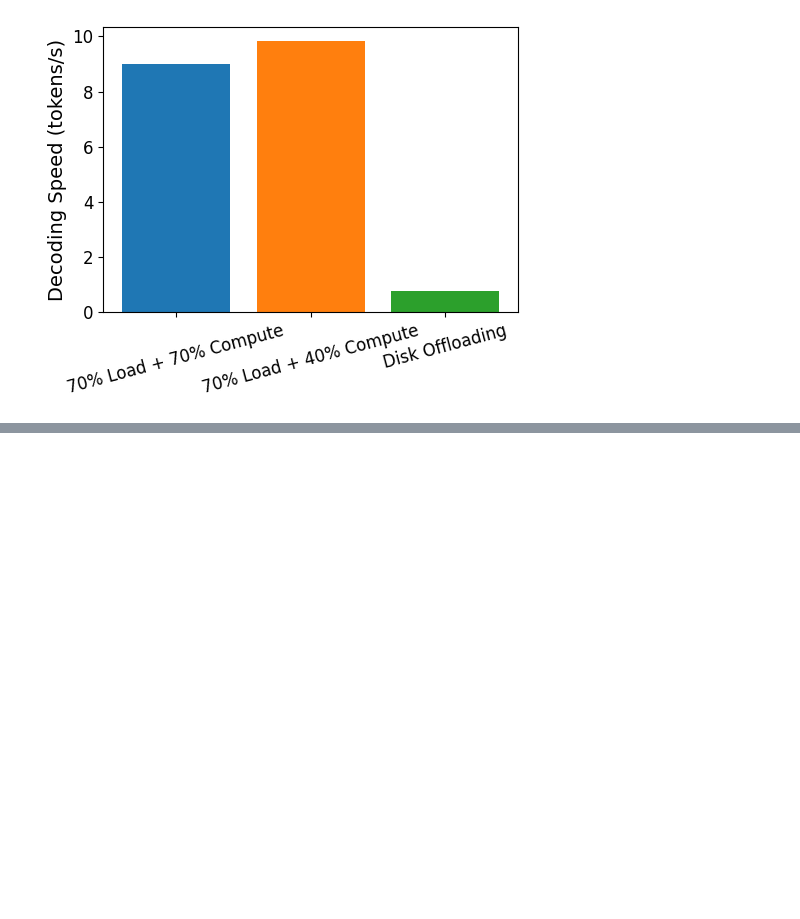
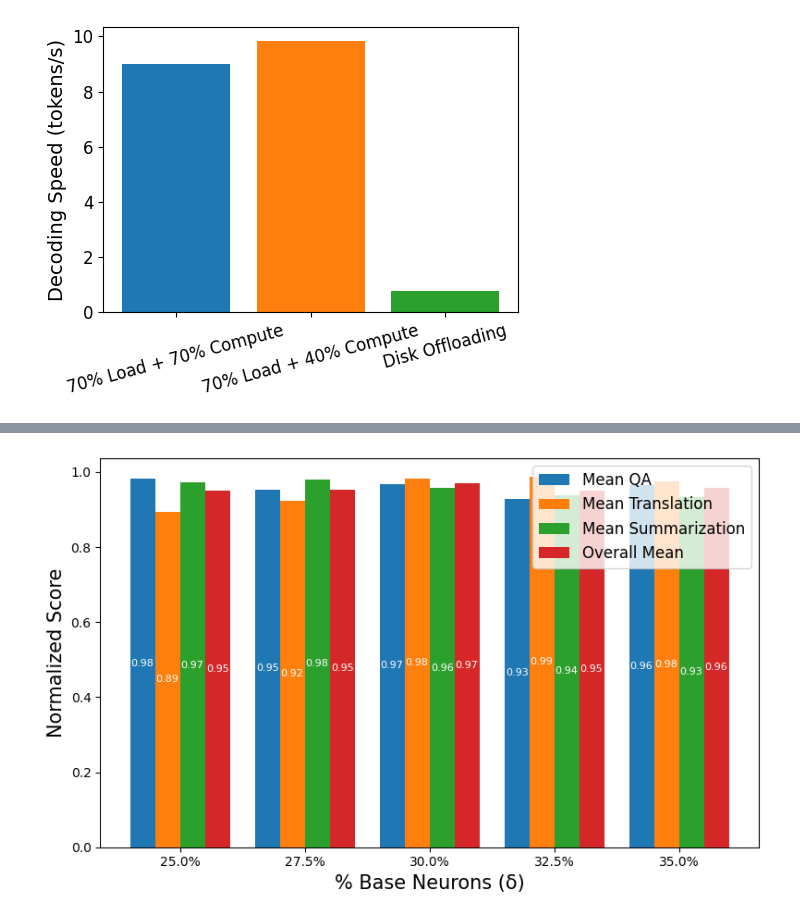
Before and after one commit to Huzifa1/PartInfer, a Jupyter notebook: results/analyze.ipynb, the cells around one changed output, grey strips where cells are left out. Saved outputs shown, nothing was run; the diff lists cells and outputs as text; code cells hidden in the pictures; blank space fills up the shorter version.

```diff
--- a/results/analyze.ipynb
+++ b/results/analyze.ipynb
@@ -164,0 +291,76 @@ plt.show()
+# %%
+import matplotlib.pyplot as plt
+import numpy as np
+
+# Data (converted to Python floats)
+# NOTE: First column is % of base neurons → used only as label, not part of metrics
+data = {
+    "25.0%": [0.2, 21.2, 18.03, 24.1, 0.107, 0.09324],
+    "27.5%": [0.196, 20.4, 19.09, 24.29, 0.1134, 0.08966],
+    "30.0%": [0.198, 20.8, 20.38, 25.73, 0.1078, 0.08984],
+    "32.5%": [0.188, 20.2, 19.87, 26.63, 0.1083, 0.08592],
+    "35.0%": [0.186, 22.0, 19.88, 26.0, 0.1096, 0.084]
+}
+
+labels = list(data.keys())
+
+# Extract values into array shape (7 combos, 6 tasks)
+values = np.array(list(data.values()))
+
+# Normalize each column by task max
+task_max = values.max(axis=0)
+normalized_values = values / task_max
+
+# Compute mean metrics
+mean_qa = []
+mean_translation = []
+mean_summarization = []
+mean_overall = []
+
+for row in normalized_values:
+    qa = np.mean(row[0:2])               # Trivia + Squad
+    translation = np.mean(row[2:4])      # RO + DE
+    summarization = np.mean(row[4:6])    # XSum + CNN
+    overall = np.mean(row)               # All 6 tasks
+
+    mean_qa.append(qa)
+    mean_translation.append(translation)
+    mean_summarization.append(summarization)
+    mean_overall.append(overall)
+
+# Plot
+x = np.arange(len(labels))
+width = 0.2
+
+plt.figure(figsize=(8, 5))
+
+b1 = plt.bar(x - 1.5*width, mean_qa, width, label="Mean QA")
+b2 = plt.bar(x - 0.5*width, mean_translation, width, label="Mean Translation")
+b3 = plt.bar(x + 0.5*width, mean_summarization, width, label="Mean Summarization")
+b4 = plt.bar(x + 1.5*width, mean_overall, width, label="Overall Mean")
+
+# Write the value of each bar in the middle of it
+for bar_container in (b1, b2, b3, b4):
+    for bar in bar_container:
+        height = bar.get_height()
+        plt.text(
+            bar.get_x() + bar.get_width() / 2,
+            height / 2,                     # middle of the bar vertically
+            f"{height:.2f}",
+            ha="center",
+            va="center",
+            fontsize=8,
+            color="white" if height > 0.5 else "black"  # contrast
+        )
+
+plt.xticks(x, labels, fontsize=10)
+plt.tick_params(axis='y', labelsize=10)
+
+plt.ylabel("Normalized Score", fontsize=15)
+plt.xlabel("% Base Neurons (δ)", fontsize=15)
+plt.legend(fontsize=12)
+
+plt.tight_layout()
+plt.show()
+# %% [output]
+[figure, added]
```
Also changed, not shown: parts of 4 cells of this notebook, 14 other files.
